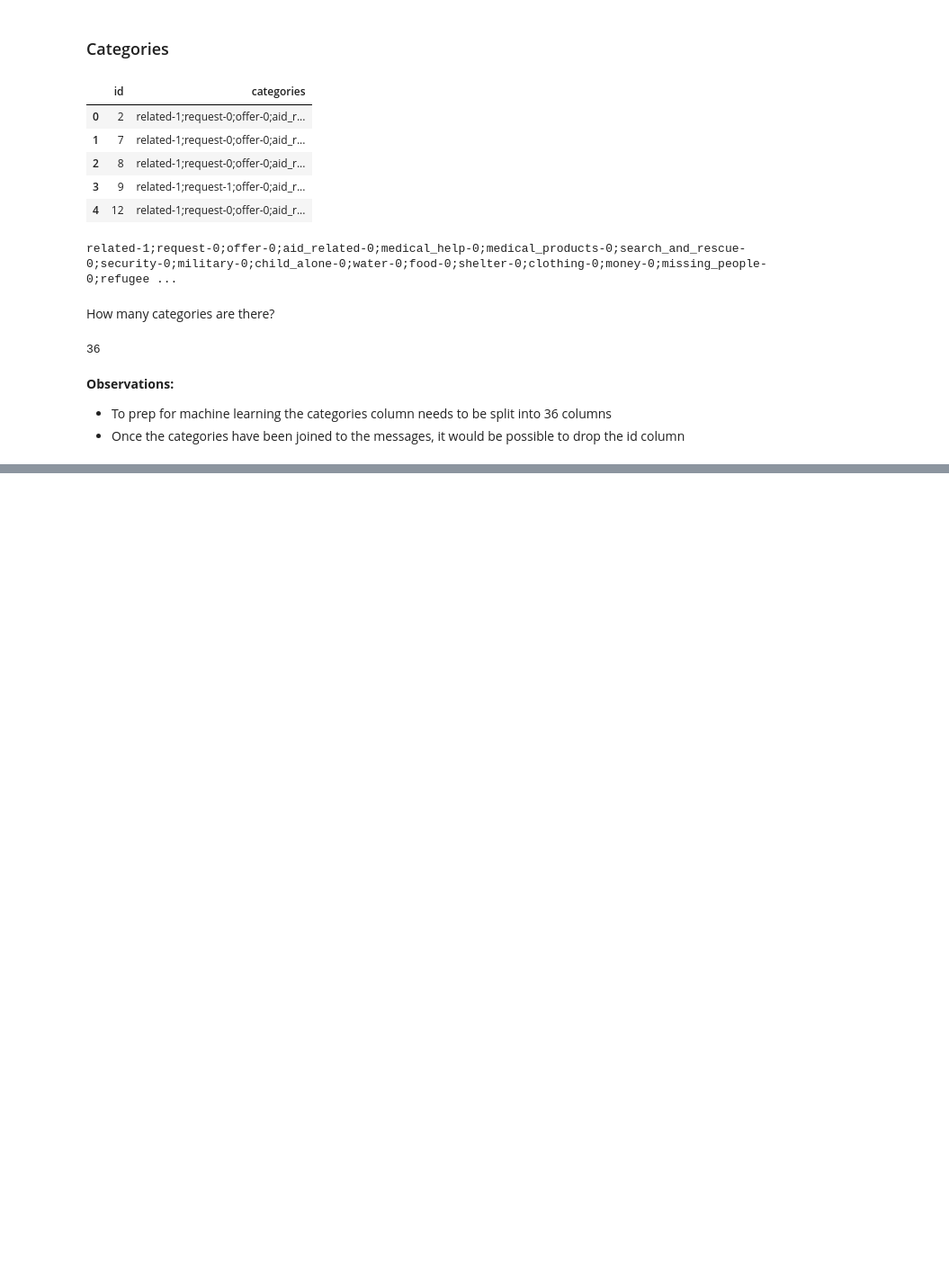
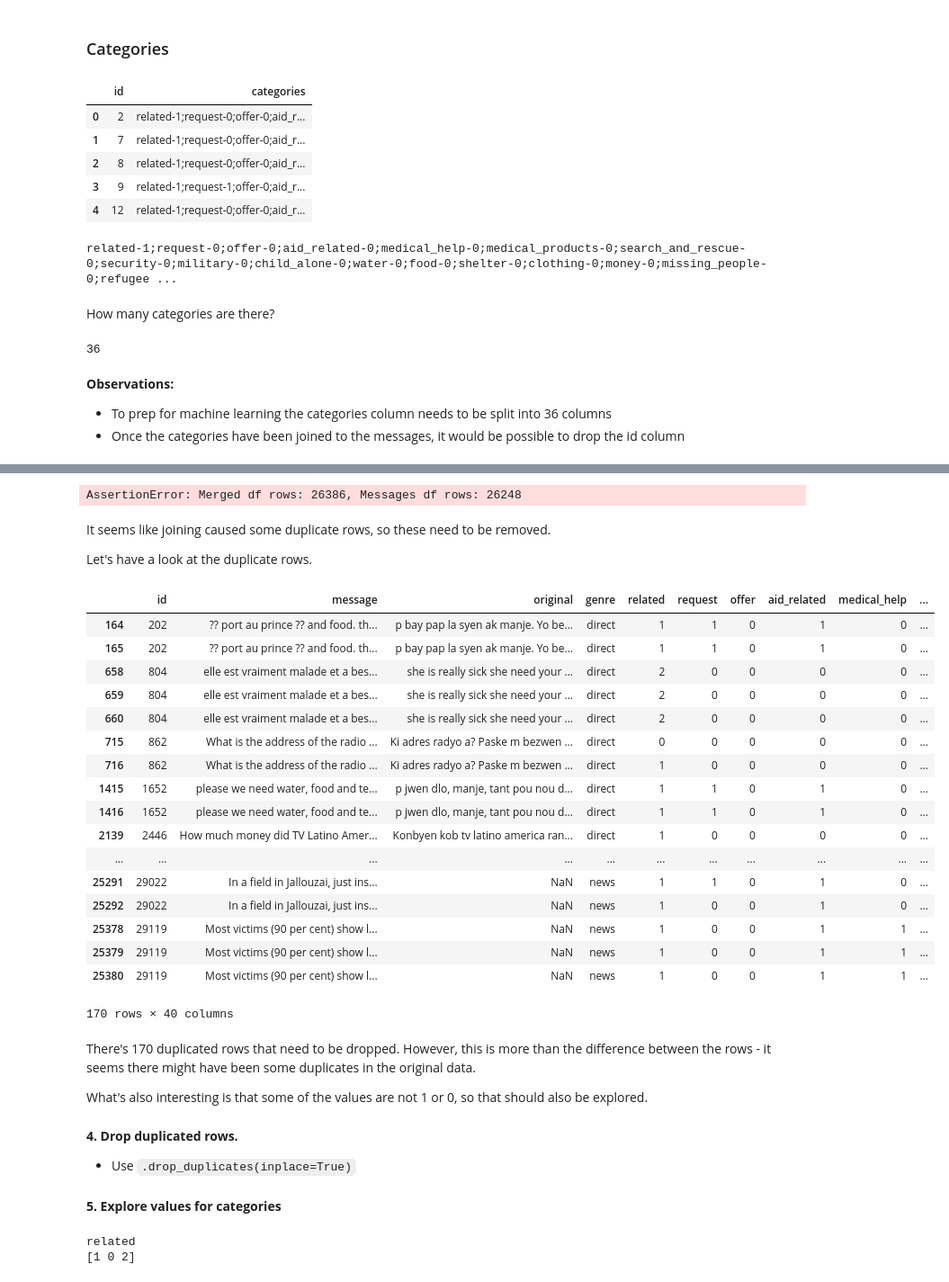
Before and after one commit to rebeccaebarnes/DSND-Project-5, a Jupyter notebook: etl_pipeline.ipynb, the cells around one changed output, grey strips where cells are left out. Shown: that part at 90% size. Drawn from its saved outputs; the diff is of its cells as text; code cells hidden in the pictures; blank space fills up the shorter version.

Commit message:
wrangle: Clean idnetified data issues

```diff
--- a/etl_pipeline.ipynb
+++ b/etl_pipeline.ipynb
@@ -57,0 +76,5 @@ len(categories.categories.iloc[0].split(';'))
+# %%
+# Get headings
+col_names = df.iloc[0].str[:-2]
+df.columns = col_names
+df.columns
@@ -57,0 +91,7 @@ len(categories.categories.iloc[0].split(';'))
+# %%
+# Convert columns to int
+for col in col_names:
+    df[col] = df[col].str[-1].astype(int)
+
+# Confirm 36 int columns
+assert (df.dtypes == int).sum() == 36, df.dtypes
@@ -57,0 +129,4 @@ len(categories.categories.iloc[0].split(';'))
+# %%
+categories_clean = pd.concat([categories_clean.drop('categories', axis=1), df], axis=1)
+# Confirm total of 37 columns
+assert categories_clean.shape[1] == 37, "Categories shape: {}".format(categories_clean.shape[1])
@@ -57,0 +138,43 @@ len(categories.categories.iloc[0].split(';'))
+# %%
+df_merged = messages_clean.merge(categories_clean, on='id')
+# Confirm correct new shape
+assert df_merged.shape[1] == messages_clean.shape[1] + categories_clean.shape[1] - 1, \
+    "Merged df columns: {}, Combined columns: {}".format(df_merged.shape[1],
+                                                         messages_clean.shape[1] + categories_clean.shape[1] - 1)
+assert df_merged.shape[0] == messages_clean.shape[0], "Merged df rows: {}, Messages df rows: {}"\
+    .format(df_merged.shape[0], messages_clean.shape[0])
+# %% [output]
+AssertionError: Merged df rows: 26386, Messages df rows: 26248
+# %% [markdown]
+It seems like joining caused some duplicate rows, so these need to be removed.
+
+Let's have a look at the duplicate rows.
+# %%
+df_merged[df_merged.duplicated()]
+# %% [output]
+|  | id | message | original | genre | related | request | offer | aid_related | medical_help | ... |
+| 164 | 202 | ?? port au prince ?? and food. th... | p bay pap la syen ak manje. Yo be... | direct | 1 | 1 | 0 | 1 | 0 | ... |
+| 165 | 202 | ?? port au prince ?? and food. th... | p bay pap la syen ak manje. Yo be... | direct | 1 | 1 | 0 | 1 | 0 | ... |
+| 658 | 804 | elle est vraiment malade et a bes... | she is really sick she need your ... | direct | 2 | 0 | 0 | 0 | 0 | ... |
+| 659 | 804 | elle est vraiment malade et a bes... | she is really sick she need your ... | direct | 2 | 0 | 0 | 0 | 0 | ... |
+| 660 | 804 | elle est vraiment malade et a bes... | she is really sick she need your ... | direct | 2 | 0 | 0 | 0 | 0 | ... |
+| 715 | 862 | What is the address of the radio ... | Ki adres radyo a? Paske m bezwen ... | direct | 0 | 0 | 0 | 0 | 0 | ... |
+| 716 | 862 | What is the address of the radio ... | Ki adres radyo a? Paske m bezwen ... | direct | 1 | 0 | 0 | 0 | 0 | ... |
+| 1415 | 1652 | please we need water, food and te... | p jwen dlo, manje, tant pou nou d... | direct | 1 | 1 | 0 | 1 | 0 | ... |
+| 1416 | 1652 | please we need water, food and te... | p jwen dlo, manje, tant pou nou d... | direct | 1 | 1 | 0 | 1 | 0 | ... |
+| 2139 | 2446 | How much money did TV Latino Amer... | Konbyen kob tv latino america ran... | direct | 1 | 0 | 0 | 0 | 0 | ... |
+| ... | ... | ... | ... | ... | ... | ... | ... | ... | ... | ... |
+| 25291 | 29022 | In a field in Jallouzai, just ins... | NaN | news | 1 | 1 | 0 | 1 | 0 | ... |
+| 25292 | 29022 | In a field in Jallouzai, just ins... | NaN | news | 1 | 0 | 0 | 1 | 0 | ... |
+| 25378 | 29119 | Most victims (90 per cent) show l... | NaN | news | 1 | 0 | 0 | 1 | 1 | ... |
+| 25379 | 29119 | Most victims (90 per cent) show l... | NaN | news | 1 | 0 | 0 | 1 | 1 | ... |
+| 25380 | 29119 | Most victims (90 per cent) show l... | NaN | news | 1 | 0 | 0 | 1 | 1 | ... |
+170 rows × 40 columns
+# %% [markdown]
+There's 170 duplicated rows that need to be dropped. However, this is more than the difference between the rows - it seems there might have been some duplicates in the original data.
+
+
+What's also interesting is that some of the values are not 1 or 0, so that should also be explored.
+# %% [markdown]
+**4. Drop duplicated rows.**
+- Use `.drop_duplicates(inplace=True)`
@@ -57,0 +185,11 @@ len(categories.categories.iloc[0].split(';'))
+# %% [markdown]
+**5. Explore values for categories**
+# %%
+for col in df_merged.columns[4:]:
+    if (df_merged[col] > 1).sum() > 0:
+        print(col)
+        print(df_merged[col].unique())
+        print('\n')
+# %% [output]
+related
+[1 0 2]
```
Also changed, not shown: parts of 14 cells of this notebook.
